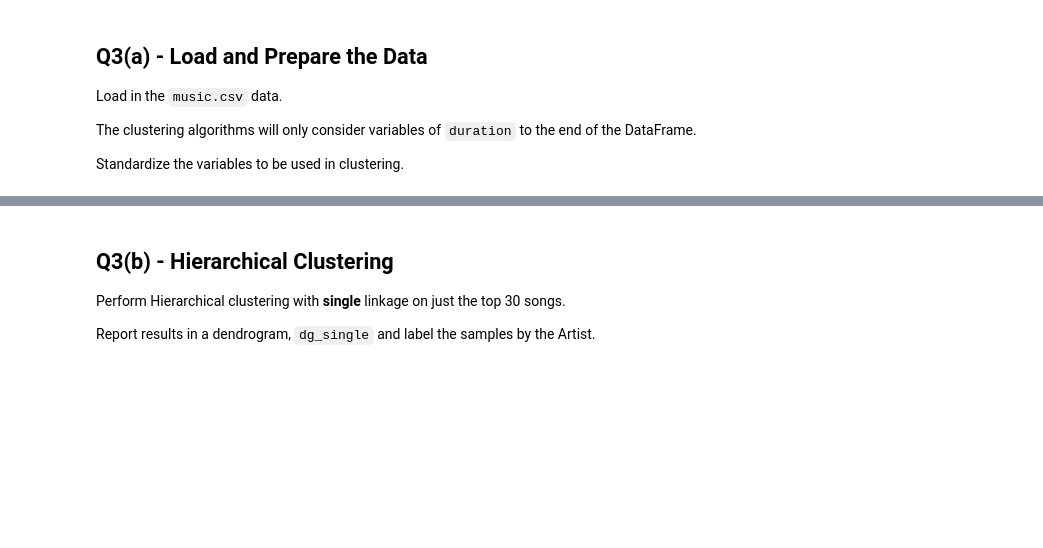
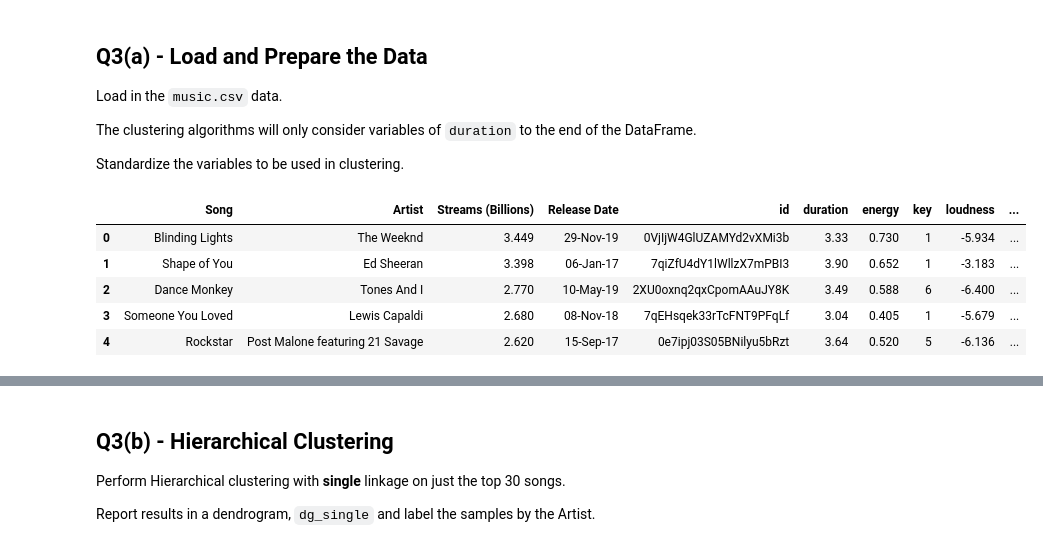
Before and after one commit to Spades5665/MTUClasses, a Jupyter notebook: CS4821-DataMining/a4/a4.ipynb, the cells around one changed output, grey strips where cells are left out. Cells and saved outputs as stored; diff of their text form; code cells hidden in the pictures; blank space fills up the shorter version.

```diff
--- a/CS4821-DataMining/a4/a4.ipynb
+++ b/CS4821-DataMining/a4/a4.ipynb
@@ -374,8 +685,15 @@ Standardize the variables to be used in clustering.
 # %%
 # Load in music data
 
-music = pd.read_csv(...)
+music = pd.read_csv('data/music.csv')
 
 music.head()
+# %% [output]
+|  | Song | Artist | Streams (Billions) | Release Date | id | duration | energy | key | loudness | ... |
+| 0 | Blinding Lights | The Weeknd | 3.449 | 29-Nov-19 | 0VjIjW4GlUZAMYd2vXMi3b | 3.33 | 0.730 | 1 | -5.934 | ... |
+| 1 | Shape of You | Ed Sheeran | 3.398 | 06-Jan-17 | 7qiZfU4dY1lWllzX7mPBI3 | 3.90 | 0.652 | 1 | -3.183 | ... |
+| 2 | Dance Monkey | Tones And I | 2.770 | 10-May-19 | 2XU0oxnq2qxCpomAAuJY8K | 3.49 | 0.588 | 6 | -6.400 | ... |
+| 3 | Someone You Loved | Lewis Capaldi | 2.680 | 08-Nov-18 | 7qEHsqek33rTcFNT9PFqLf | 3.04 | 0.405 | 1 | -5.679 | ... |
+| 4 | Rockstar | Post Malone featuring 21 Savage | 2.620 | 15-Sep-17 | 0e7ipj03S05BNilyu5bRzt | 3.64 | 0.520 | 5 | -6.136 | ... |
 # %%
 grader.check("q3a")
```
Also changed, not shown: parts of 29 cells of this notebook.
